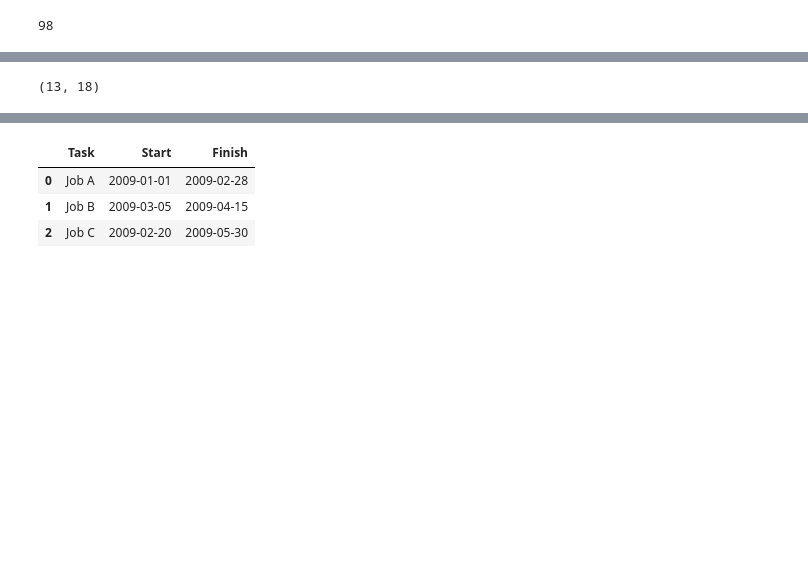
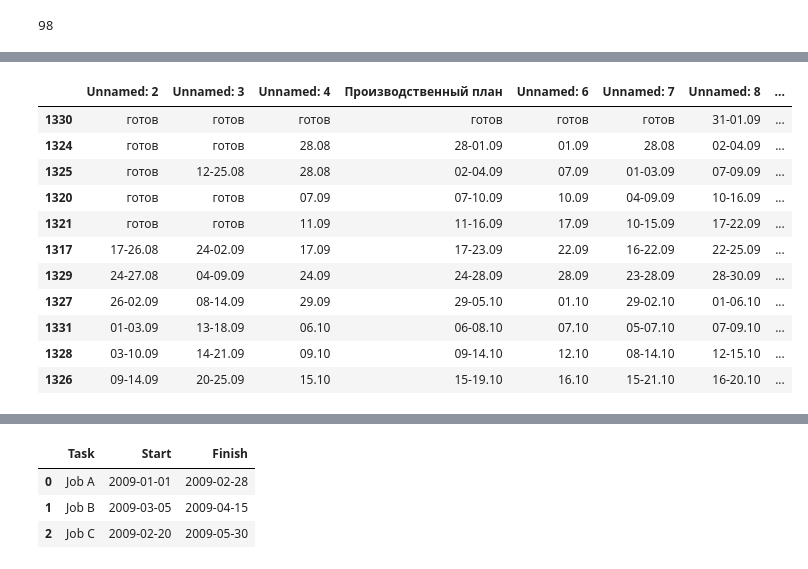
Before and after one commit to TimurKarev/Plan, a Jupyter notebook: test.ipynb, the cells around one changed output, grey strips where cells are left out. Saved outputs shown, nothing was run; the diff lists cells and outputs as text; code cells hidden in the pictures; blank space fills up the shorter version.

Commit message:
working on reformat_dataframe

```diff
--- a/test.ipynb
+++ b/test.ipynb
@@ -59,10 +63,23 @@ df.head(3)
 | сентябрь | NaN | NaN | NaN | NaN | NaN | NaN | NaN | ... |
 | 1330 | готов | готов | готов | готов | готов | готов | 31-01.09 | ... |
 | 1324 | готов | готов | 28.08 | 28-01.09 | 01.09 | 28.08 | 02-04.09 | ... |
-# %%
-df.shape
-# %% [output]
-(13, 18)
+# %%
+%autoreload
+df = utils.delete_rows(df)
+df
+# %% [output]
+|  | Unnamed: 2 | Unnamed: 3 | Unnamed: 4 | Производственный план | Unnamed: 6 | Unnamed: 7 | Unnamed: 8 | ... |
+| 1330 | готов | готов | готов | готов | готов | готов | 31-01.09 | ... |
+| 1324 | готов | готов | 28.08 | 28-01.09 | 01.09 | 28.08 | 02-04.09 | ... |
+| 1325 | готов | 12-25.08 | 28.08 | 02-04.09 | 07.09 | 01-03.09 | 07-09.09 | ... |
+| 1320 | готов | готов | 07.09 | 07-10.09 | 10.09 | 04-09.09 | 10-16.09 | ... |
+| 1321 | готов | готов | 11.09 | 11-16.09 | 17.09 | 10-15.09 | 17-22.09 | ... |
+| 1317 | 17-26.08 | 24-02.09 | 17.09 | 17-23.09 | 22.09 | 16-22.09 | 22-25.09 | ... |
+| 1329 | 24-27.08 | 04-09.09 | 24.09 | 24-28.09 | 28.09 | 23-28.09 | 28-30.09 | ... |
+| 1327 | 26-02.09 | 08-14.09 | 29.09 | 29-05.10 | 01.10 | 29-02.10 | 01-06.10 | ... |
+| 1331 | 01-03.09 | 13-18.09 | 06.10 | 06-08.10 | 07.10 | 05-07.10 | 07-09.10 | ... |
+| 1328 | 03-10.09 | 14-21.09 | 09.10 | 09-14.10 | 12.10 | 08-14.10 | 12-15.10 | ... |
+| 1326 | 09-14.09 | 20-25.09 | 15.10 | 15-19.10 | 16.10 | 15-21.10 | 16-20.10 | ... |
 # %%
 %autoreload
 df.apply(lambda row: utils.reformat_dataframe(row),axis=1)
```
Also changed, not shown: parts of 9 cells of this notebook, 1 other file.
